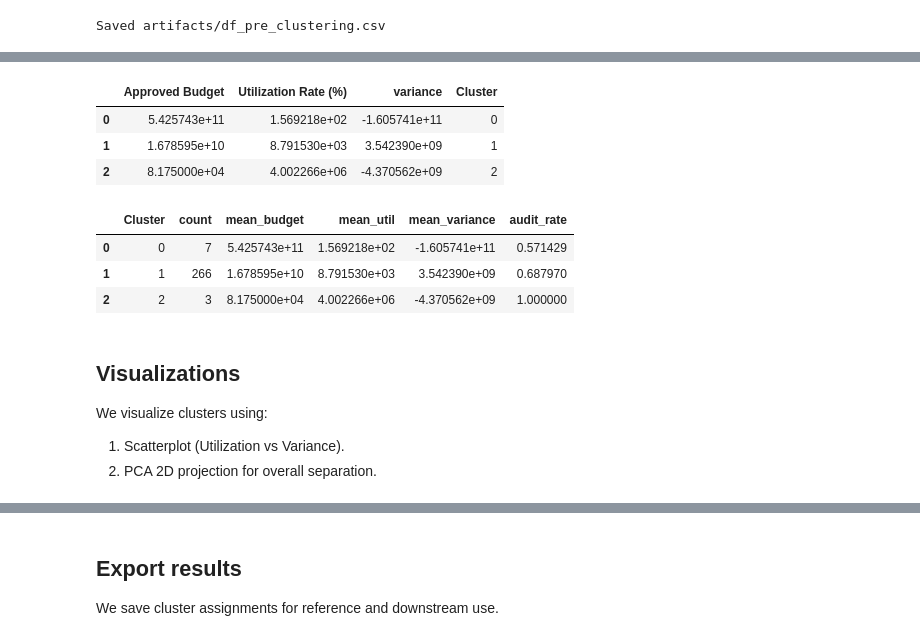
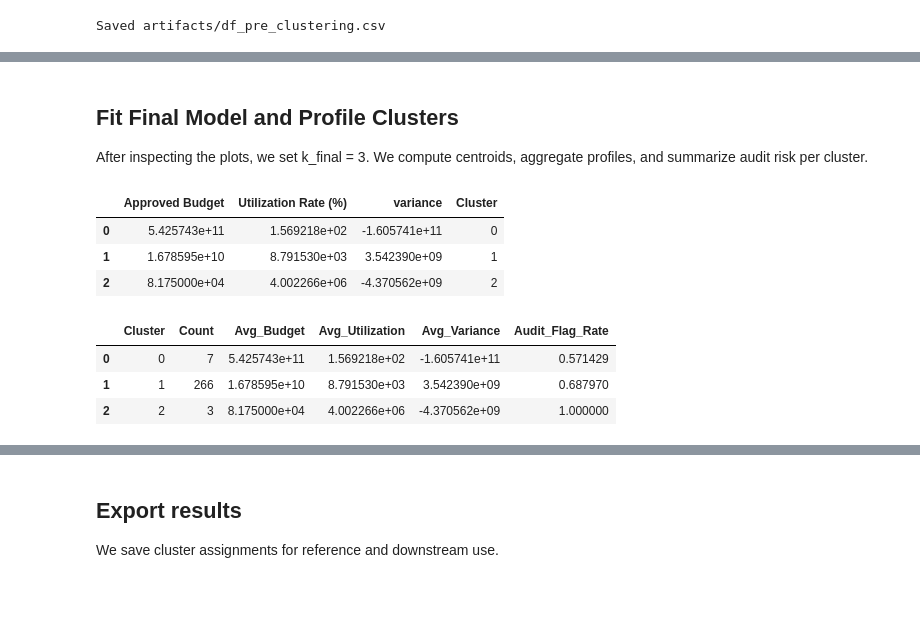
Before and after one commit to Sydney-Were/Analysis-of-National-Government-Ministries-Departments-and-Agencies-Budget-Data, a Jupyter notebook: Analysis.ipynb, the cells around one changed output, grey strips where cells are left out. Drawn from its saved outputs; the diff is of its cells as text; code cells hidden in the pictures; blank space fills up the shorter version.

```diff
--- a/Analysis.ipynb
+++ b/Analysis.ipynb
@@ -670,13 +671,27 @@ Clustering section scaffold added.
 
 Confirm that all required columns exist in the dataframe.
 # %%
-# Check required columns
-print("Columns:", df.columns.tolist())
+# Verify required columns exist
 required = ['MDA_name', 'Financial Year', 'Approved Budget', 'Actual Expenditure',
             'variance', 'pct_variance', 'Utilization Rate (%)', 'Spending Status', 'Audit Flag']
+
 missing = [c for c in required if c not in df.columns]
 if missing:
     raise KeyError(f"Missing required columns: {missing}")
 else:
-    print("All required columns present.")
+    print(" All required columns present.")
+
+# Recompute essential metrics for consistency
+df = df.copy()
+df["Approved Budget"] = pd.to_numeric(df["Approved Budget"], errors="coerce")
+df["Actual Expenditure"] = pd.to_numeric(df["Actual Expenditure"], errors="coerce")
+
+df["variance"] = df["Approved Budget"] - df["Actual Expenditure"]
+df["pct_variance"] = (df["variance"] / df["Approved Budget"]) * 100
+df["Utilization Rate (%)"] = (df["Actual Expenditure"] / df["Approved Budget"]) * 100
+df["Audit Flag"] = (df["variance"].abs() > 0.10 * df["Approved Budget"]).astype(int)
+
+os.makedirs("artifacts", exist_ok=True)
+df.to_csv("artifacts/df_pre_clustering.csv", index=False)
+print("Data prepared and saved → artifacts/df_pre_clustering.csv")
 # %% [output]
@@ -765,36 +774,40 @@ We fit KMeans with the chosen k (e.g., 3) and compute cluster centroids and summ
+# %% [markdown]
+## Fit Final Model and Profile Clusters
+
+After inspecting the plots, we set k_final = 3.
+We compute centroids, aggregate profiles, and summarize audit risk per cluster.
 # %%
-k_final = 3  # replace after reviewing elbow/silhouette
+from sklearn.decomposition import PCA
+import pandas as pd
+import numpy as np
 
+k_final = 3
 kmeans = KMeans(n_clusters=k_final, random_state=42, n_init=20)
 df['Cluster'] = kmeans.fit_predict(X_scaled)
 
+# Restore centroids to original scale
 centroids_scaled = kmeans.cluster_centers_
 centroids_original = scaler.inverse_transform(centroids_scaled)
 centroid_df = pd.DataFrame(centroids_original, columns=features.columns)
 centroid_df['Cluster'] = centroid_df.index
 
+# Cluster summary
 cluster_summary = df.groupby('Cluster').agg(
-    count=('MDA_name', 'count'),
-    mean_budget=('Approved Budget', 'mean'),
-    mean_util=('Utilization Rate (%)', 'mean'),
-    mean_variance=('variance', 'mean'),
-    audit_rate=('Audit Flag', 'mean')
+    Count=('MDA_name', 'count'),
+    Avg_Budget=('Approved Budget','mean'),
+    Avg_Utilization=('Utilization Rate (%)','mean'),
+    Avg_Variance=('variance','mean'),
+    Audit_Flag_Rate=('Audit Flag','mean')
 ).reset_index()
 
 display(centroid_df)
 display(cluster_summary)
 # %% [output]
 |  | Approved Budget | Utilization Rate (%) | variance | Cluster |
 | 0 | 5.425743e+11 | 1.569218e+02 | -1.605741e+11 | 0 |
 | 1 | 1.678595e+10 | 8.791530e+03 | 3.542390e+09 | 1 |
 | 2 | 8.175000e+04 | 4.002266e+06 | -4.370562e+09 | 2 |
-|  | Cluster | count | mean_budget | mean_util | mean_variance | audit_rate |
+|  | Cluster | Count | Avg_Budget | Avg_Utilization | Avg_Variance | Audit_Flag_Rate |
 | 0 | 0 | 7 | 5.425743e+11 | 1.569218e+02 | -1.605741e+11 | 0.571429 |
 | 1 | 1 | 266 | 1.678595e+10 | 8.791530e+03 | 3.542390e+09 | 0.687970 |
 | 2 | 2 | 3 | 8.175000e+04 | 4.002266e+06 | -4.370562e+09 | 1.000000 |
-# %% [markdown]
-## Visualizations
-
-We visualize clusters using:
-1. Scatterplot (Utilization vs Variance).
-2. PCA 2D projection for overall separation.
```
Also changed, not shown: parts of 28 cells of this notebook.
